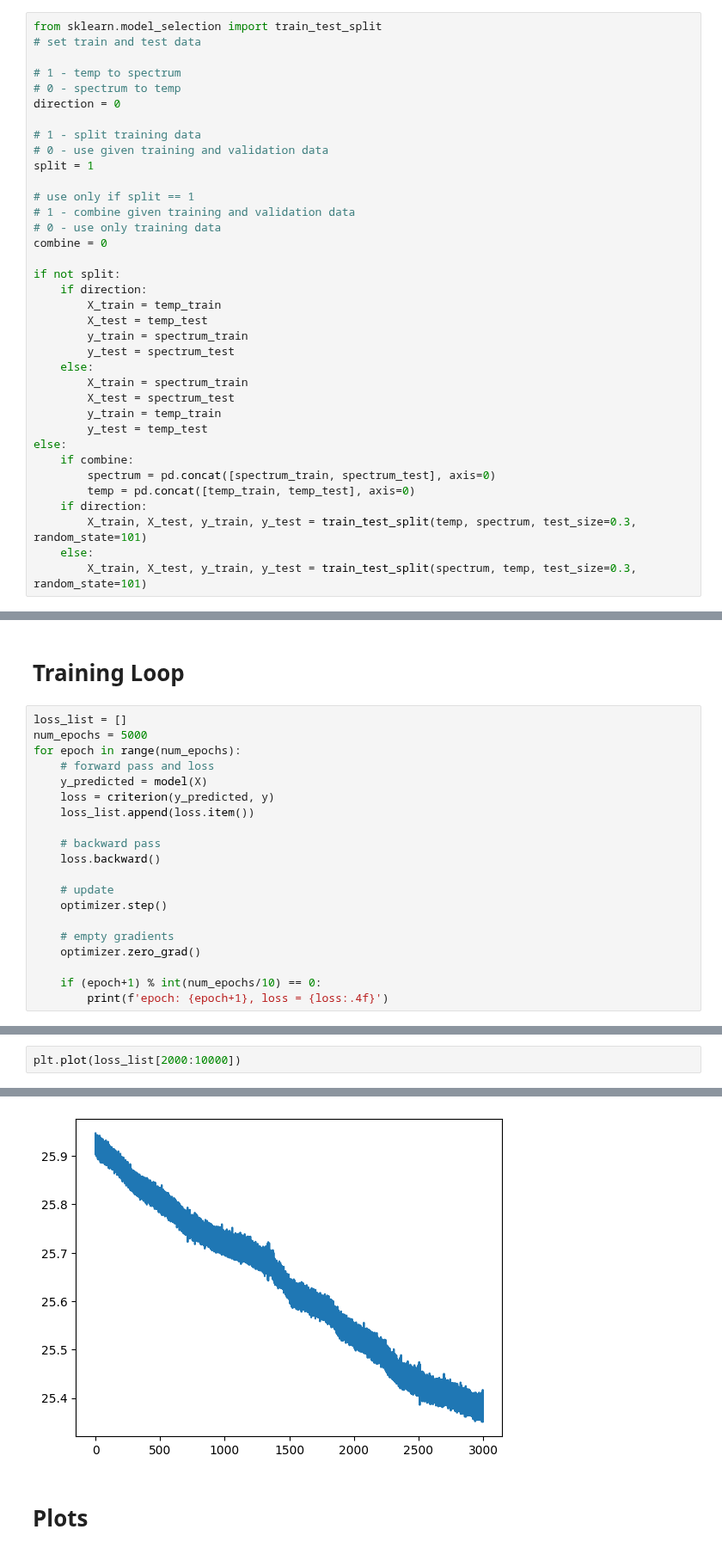
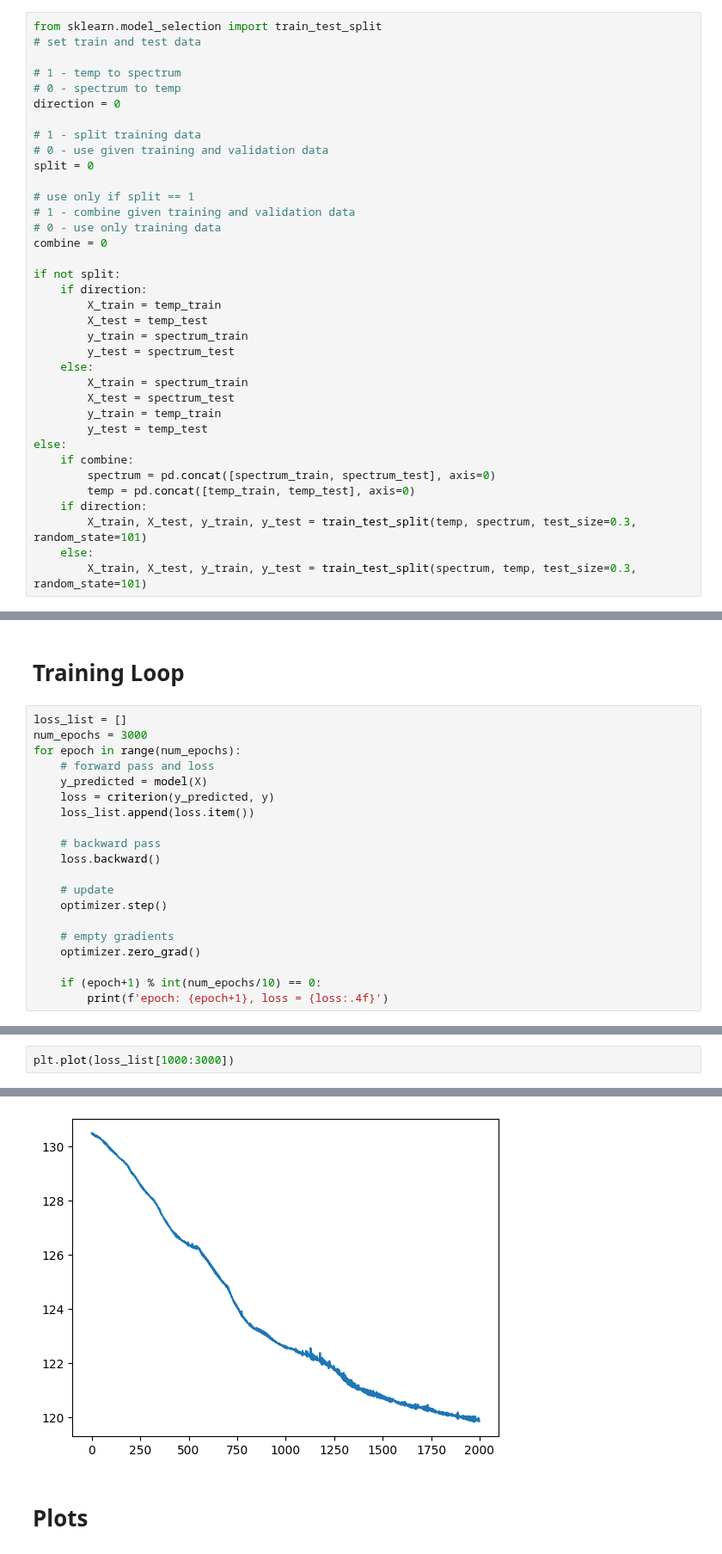
Before and after one commit to iAmBrig12/REU_AI_Thermography, a Jupyter notebook: dt_nn.ipynb, the cells around one changed output, grey strips where cells are left out. Shown at 86% size. Saved outputs shown, nothing was run; the diff lists cells and outputs as text.

```diff
--- a/dt_nn.ipynb
+++ b/dt_nn.ipynb
@@ -33,7 +33,7 @@ direction = 0
 
 # 1 - split training data
 # 0 - use given training and validation data
-split = 1
+split = 0
 
 # use only if split == 1
 # 1 - combine given training and validation data
@@ -121,7 +121,7 @@ optimizer = torch.optim.Rprop(model.parameters(), lr=learning_rate)
 # Training Loop
 # %%
 loss_list = []
-num_epochs = 5000
+num_epochs = 3000
 for epoch in range(num_epochs):
     # forward pass and loss
     y_predicted = model(X)
@@ -153,8 +153,8 @@ epoch: 5000, loss = 25.3961
 # %%
-plt.plot(loss_list[2000:10000])
+plt.plot(loss_list[1000:3000])
 # %% [output]
 [<matplotlib.lines.Line2D at 0x...>]
-[figure, old version]
+[figure, new version]
 # %% [markdown]
 # Plots
 # %%
```
Also changed, not shown: parts of 2 cells of this notebook, 6 other files.
